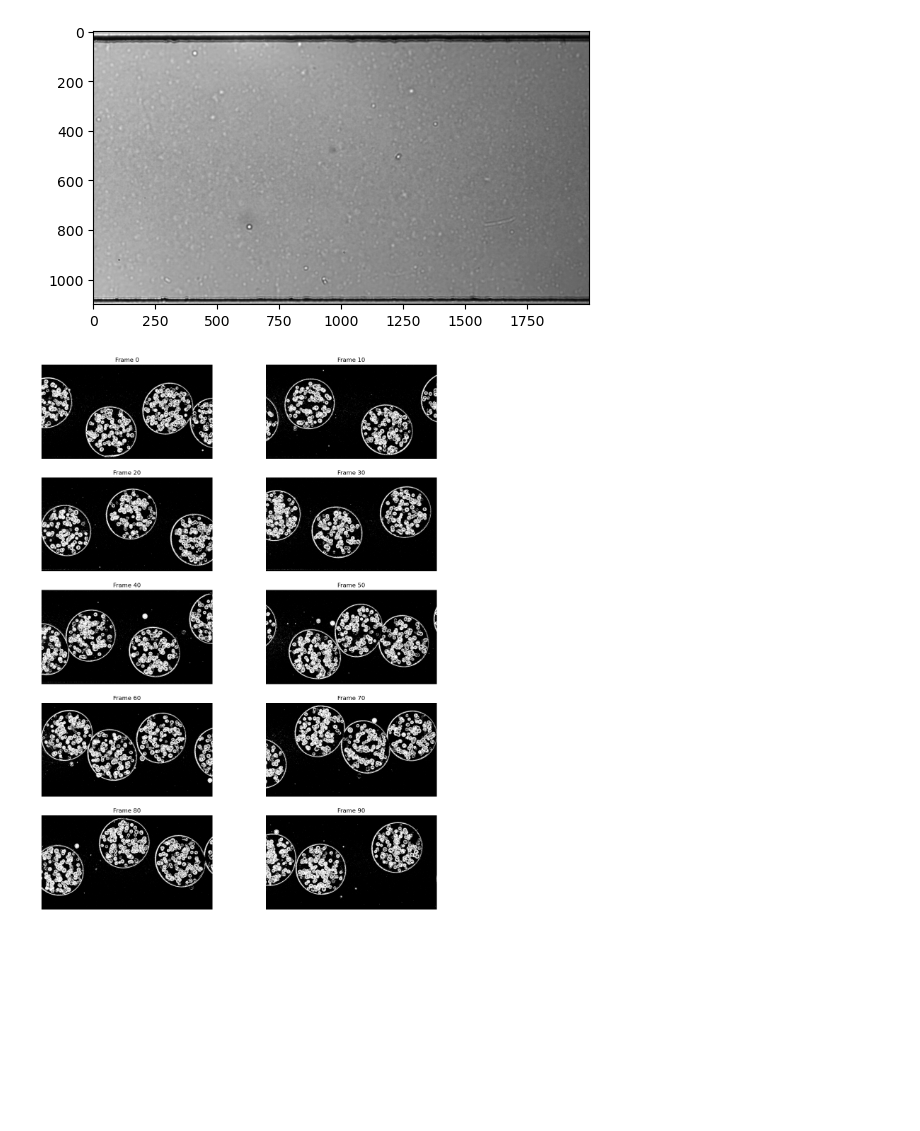
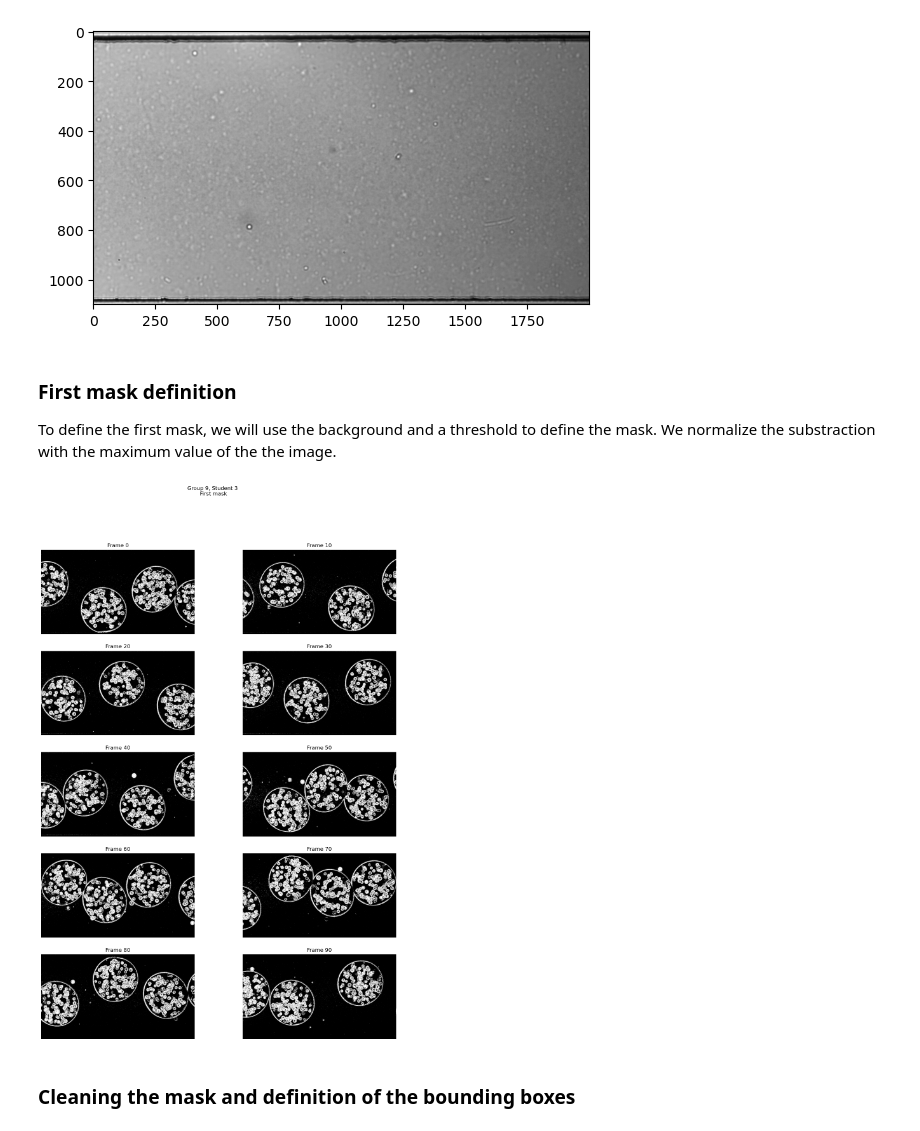
Before and after one commit to lambi702/CV-Video_annotation, a Jupyter notebook: rom.ipynb, the cells around one changed output. Drawn from its saved outputs; the diff is of its cells as text; code cells hidden in the pictures; blank space fills up the shorter version.

```diff
--- a/rom.ipynb
+++ b/rom.ipynb
@@ -23,23 +31,29 @@ back = np.mean(images,axis=0)
 plt.imshow(back,cmap='gray');
 # %% [output]
 [figure]
+# %% [markdown]
+### First mask definition
+To define the first mask, we will use the background and a threshold to define the mask. We normalize the substraction with the maximum value of the the image.
 # %%
 def process_images(images, back):
     def get_mask(image, back):
         return np.abs(image - back) / np.max(image) > 0.1
 
     masks = Parallel(n_jobs=8)(delayed(get_mask)(image, back) for image in images)
     masks = np.array(masks)
     masks = masks.astype(np.uint8) * 255
     return masks
 
 masks = process_images(images, back)
 fig, axs = plt.subplots(5, 2, figsize=(15,20))
+fig.suptitle(f'Group {group}, Student {student}\n First mask')
 for i, ax in enumerate(axs.flatten()):
     ax.imshow(masks[i*10], cmap='gray')
     ax.set_title(f'Frame {i*10}')
     ax.axis('off')
 plt.show()
 # %% [output]
-[figure, old version]
+[figure, new version]
+# %% [markdown]
+### Cleaning the mask and definition of the bounding boxes
 # %%
```
Also changed, not shown: parts of 9 cells of this notebook.
